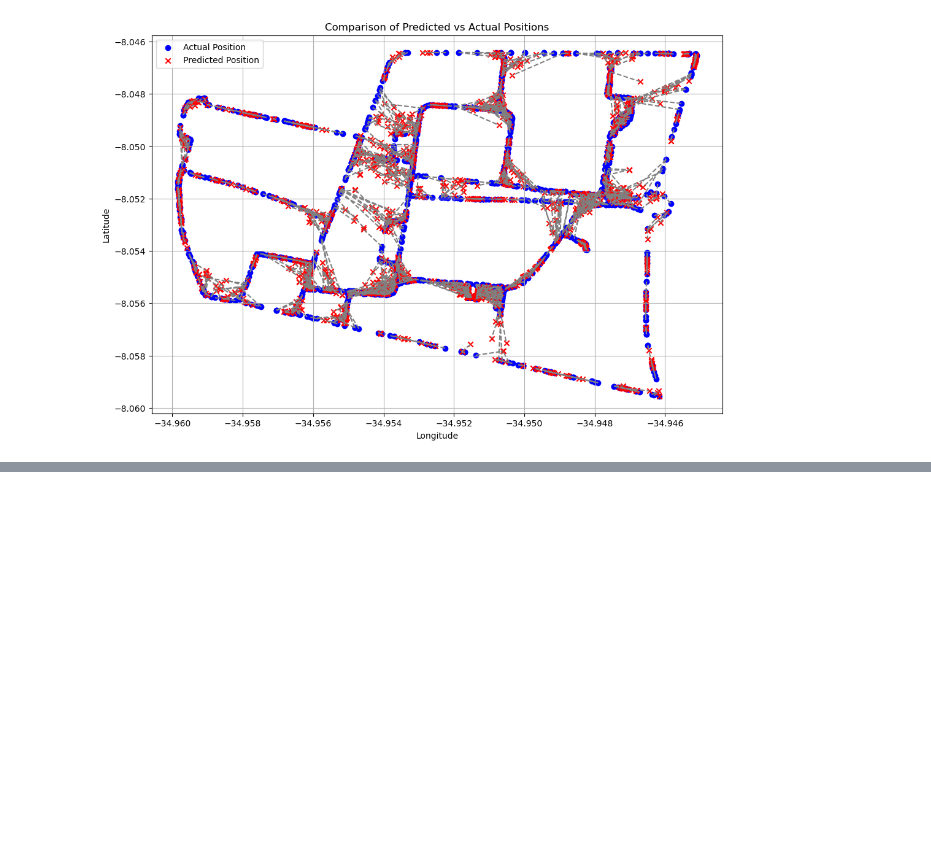
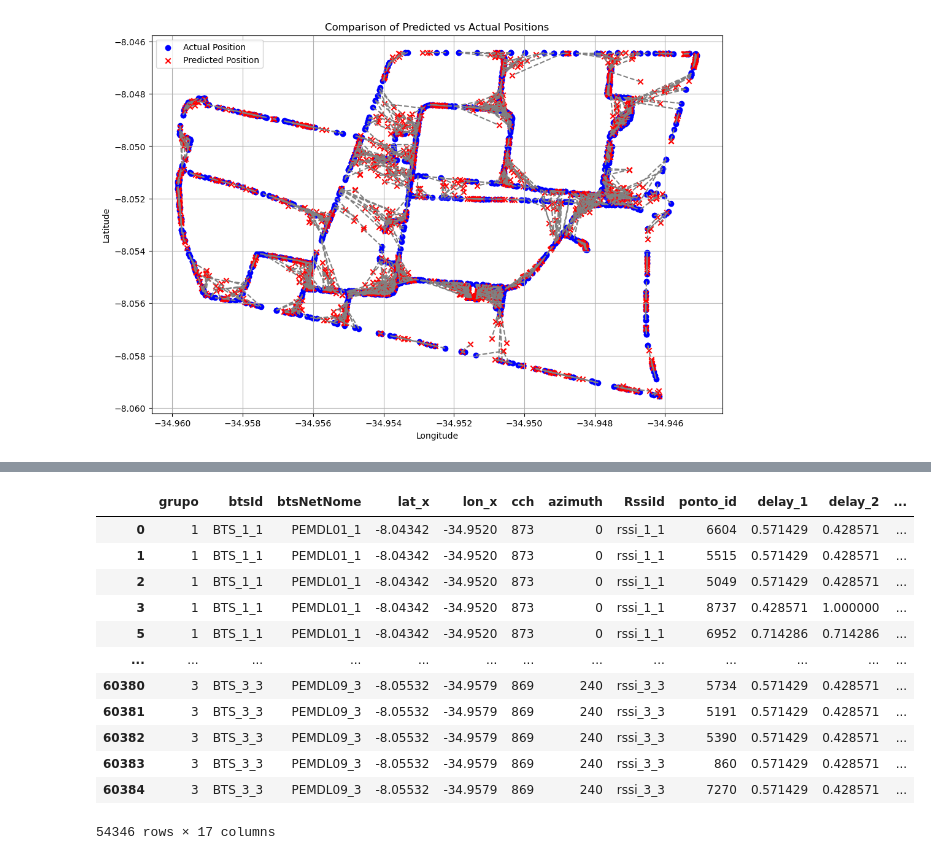
Before and after one commit to PaulaPerazzo/localization-project, a Jupyter notebook: knn.ipynb, the cells around one changed output, grey strips where cells are left out. Saved outputs shown, nothing was run; the diff lists cells and outputs as text; code cells hidden in the pictures; blank space fills up the shorter version.

```diff
--- a/knn.ipynb
+++ b/knn.ipynb
@@ -241,0 +266,25 @@ plt.show()
+# %%
+## retrain KNN model
+selected_features = ["rssi_value", "delay_1", "delay_2", "delay_3", "lon_y", "lat_y"]
+scaler_features = ["rssi_value", "delay_1", "delay_2", "delay_3"]
+
+scaler = MinMaxScaler()
+scaler.fit(data_train[scaler_features])
+
+data_train.loc[:, scaler_features] = scaler.transform(data_train[scaler_features])
+
+data_train
+# %% [output]
+|  | grupo | btsId | btsNetNome | lat_x | lon_x | cch | azimuth | RssiId | ponto_id | delay_1 | delay_2 | ... |
+| 0 | 1 | BTS_1_1 | PEMDL01_1 | -8.04342 | -34.9520 | 873 | 0 | rssi_1_1 | 6604 | 0.571429 | 0.428571 | ... |
+| 1 | 1 | BTS_1_1 | PEMDL01_1 | -8.04342 | -34.9520 | 873 | 0 | rssi_1_1 | 5515 | 0.571429 | 0.428571 | ... |
+| 2 | 1 | BTS_1_1 | PEMDL01_1 | -8.04342 | -34.9520 | 873 | 0 | rssi_1_1 | 5049 | 0.571429 | 0.428571 | ... |
+| 3 | 1 | BTS_1_1 | PEMDL01_1 | -8.04342 | -34.9520 | 873 | 0 | rssi_1_1 | 8737 | 0.428571 | 1.000000 | ... |
+| 5 | 1 | BTS_1_1 | PEMDL01_1 | -8.04342 | -34.9520 | 873 | 0 | rssi_1_1 | 6952 | 0.714286 | 0.714286 | ... |
+| ... | ... | ... | ... | ... | ... | ... | ... | ... | ... | ... | ... | ... |
+| 60380 | 3 | BTS_3_3 | PEMDL09_3 | -8.05532 | -34.9579 | 869 | 240 | rssi_3_3 | 5734 | 0.571429 | 0.428571 | ... |
+| 60381 | 3 | BTS_3_3 | PEMDL09_3 | -8.05532 | -34.9579 | 869 | 240 | rssi_3_3 | 5191 | 0.571429 | 0.428571 | ... |
+| 60382 | 3 | BTS_3_3 | PEMDL09_3 | -8.05532 | -34.9579 | 869 | 240 | rssi_3_3 | 5390 | 0.571429 | 0.428571 | ... |
+| 60383 | 3 | BTS_3_3 | PEMDL09_3 | -8.05532 | -34.9579 | 869 | 240 | rssi_3_3 | 860 | 0.571429 | 0.428571 | ... |
+| 60384 | 3 | BTS_3_3 | PEMDL09_3 | -8.05532 | -34.9579 | 869 | 240 | rssi_3_3 | 7270 | 0.571429 | 0.428571 | ... |
+54346 rows × 17 columns
```
Also changed, not shown: parts of 8 cells of this notebook, 1 other file.
